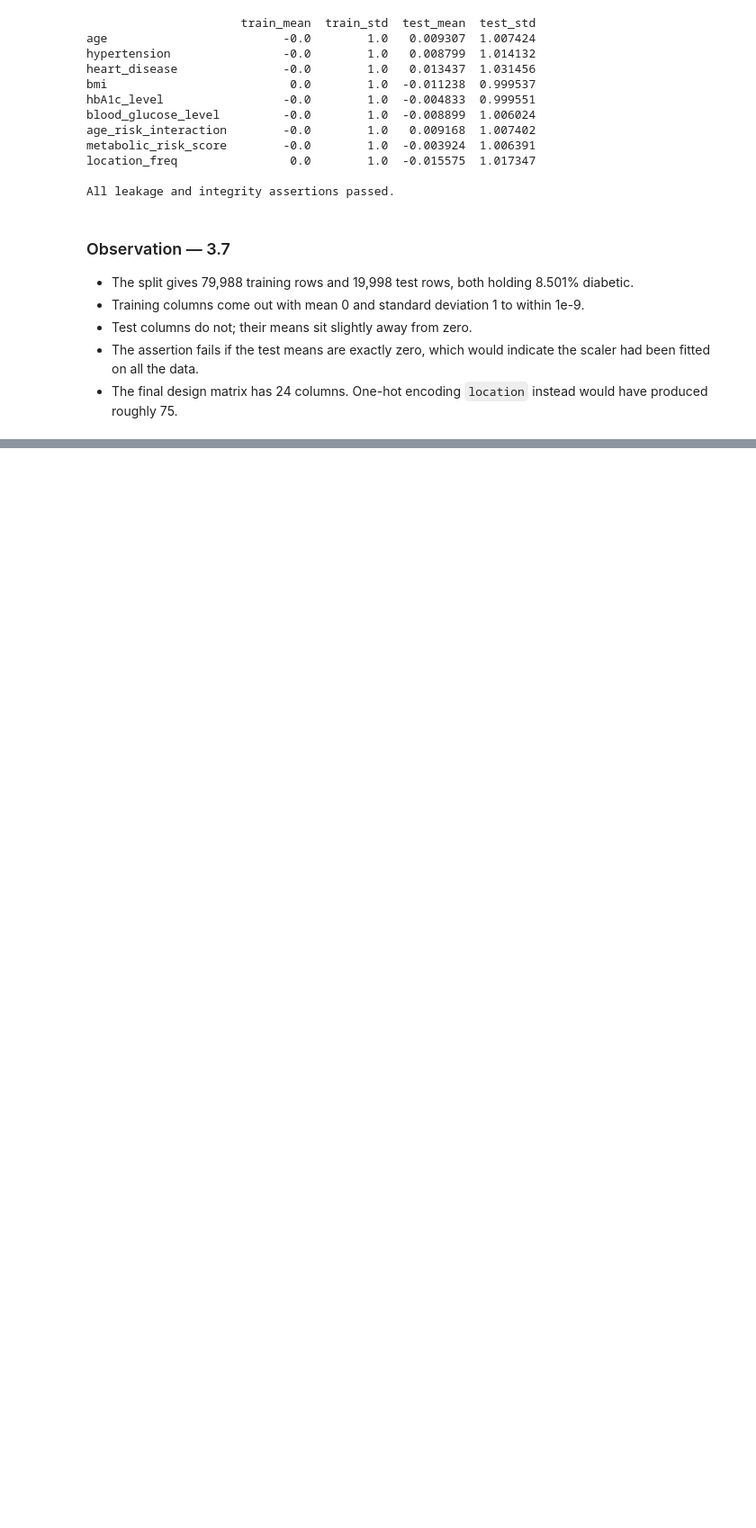
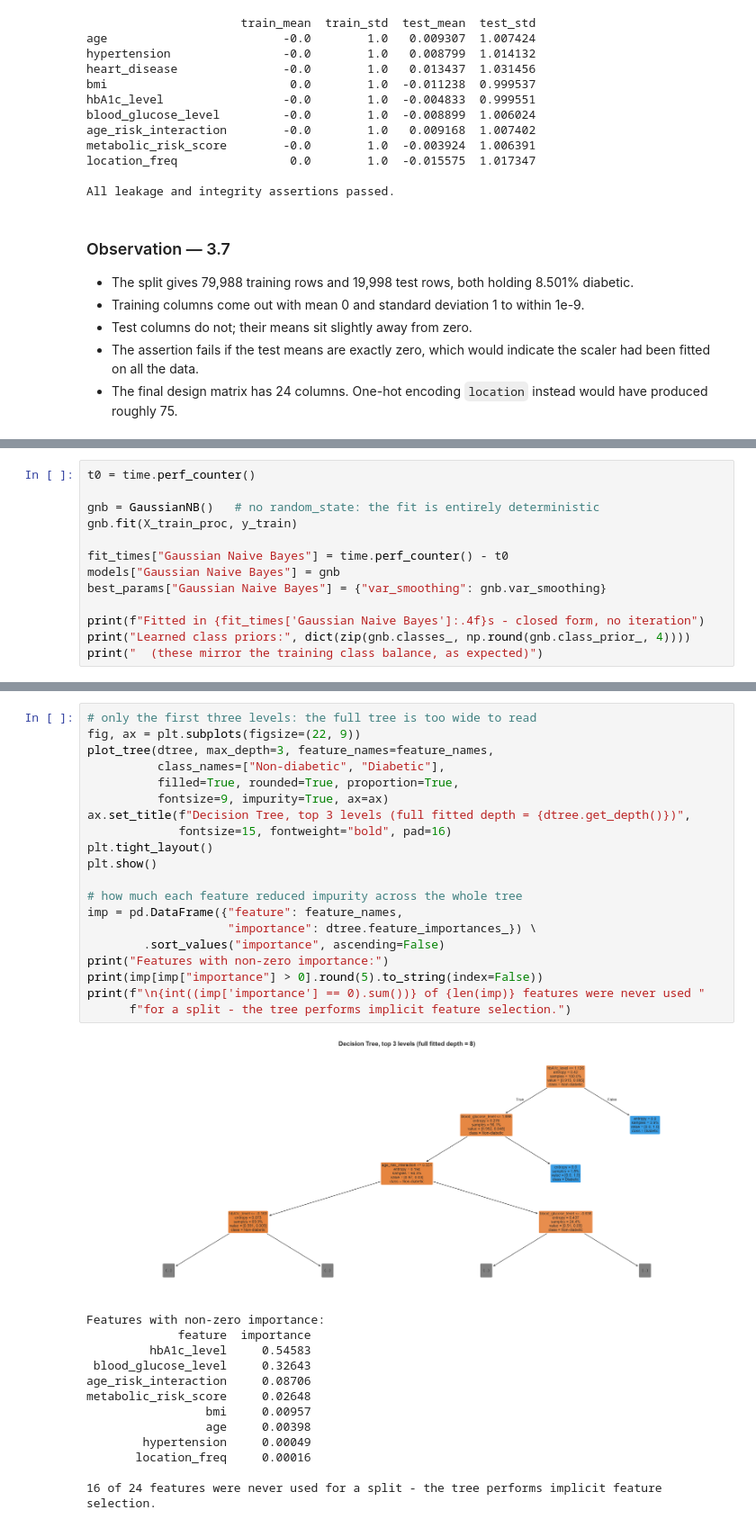
Before and after one commit to renexaan/glucotrack, a Jupyter notebook: notebooks/classification.ipynb, the cells around one changed output, grey strips where cells are left out. Shown at 90% size. Cells and saved outputs as stored; diff of their text form; blank space fills up the shorter version.

Commit message:
feat: train five Part A classifiers

```diff
--- a/notebooks/classification.ipynb
+++ b/notebooks/classification.ipynb
@@ -1092,0 +1325,13 @@ All leakage and integrity assertions passed.
+# %%
+t0 = time.perf_counter()
+
+gnb = GaussianNB()   # no random_state: the fit is entirely deterministic
+gnb.fit(X_train_proc, y_train)
+
+fit_times["Gaussian Naive Bayes"] = time.perf_counter() - t0
+models["Gaussian Naive Bayes"] = gnb
+best_params["Gaussian Naive Bayes"] = {"var_smoothing": gnb.var_smoothing}
+
+print(f"Fitted in {fit_times['Gaussian Naive Bayes']:.4f}s - closed form, no iteration")
+print("Learned class priors:", dict(zip(gnb.classes_, np.round(gnb.class_prior_, 4))))
+print("  (these mirror the training class balance, as expected)")
@@ -1092,0 +1391,34 @@ All leakage and integrity assertions passed.
+# %%
+# only the first three levels: the full tree is too wide to read
+fig, ax = plt.subplots(figsize=(22, 9))
+plot_tree(dtree, max_depth=3, feature_names=feature_names,
+          class_names=["Non-diabetic", "Diabetic"],
+          filled=True, rounded=True, proportion=True,
+          fontsize=9, impurity=True, ax=ax)
+ax.set_title(f"Decision Tree, top 3 levels (full fitted depth = {dtree.get_depth()})",
+             fontsize=15, fontweight="bold", pad=16)
+plt.tight_layout()
+plt.show()
+
+# how much each feature reduced impurity across the whole tree
+imp = pd.DataFrame({"feature": feature_names,
+                    "importance": dtree.feature_importances_}) \
+        .sort_values("importance", ascending=False)
+print("Features with non-zero importance:")
+print(imp[imp["importance"] > 0].round(5).to_string(index=False))
+print(f"\n{int((imp['importance'] == 0).sum())} of {len(imp)} features were never used "
+      f"for a split - the tree performs implicit feature selection.")
+# %% [output]
+[figure, added]
+Features with non-zero importance:
+             feature  importance
+         hbA1c_level     0.54583
+ blood_glucose_level     0.32643
+age_risk_interaction     0.08706
+metabolic_risk_score     0.02648
+                 bmi     0.00957
+                 age     0.00398
+        hypertension     0.00049
+       location_freq     0.00016
+
+16 of 24 features were never used for a split - the tree performs implicit feature selection.
```
Also changed, not shown: parts of 20 cells of this notebook.
